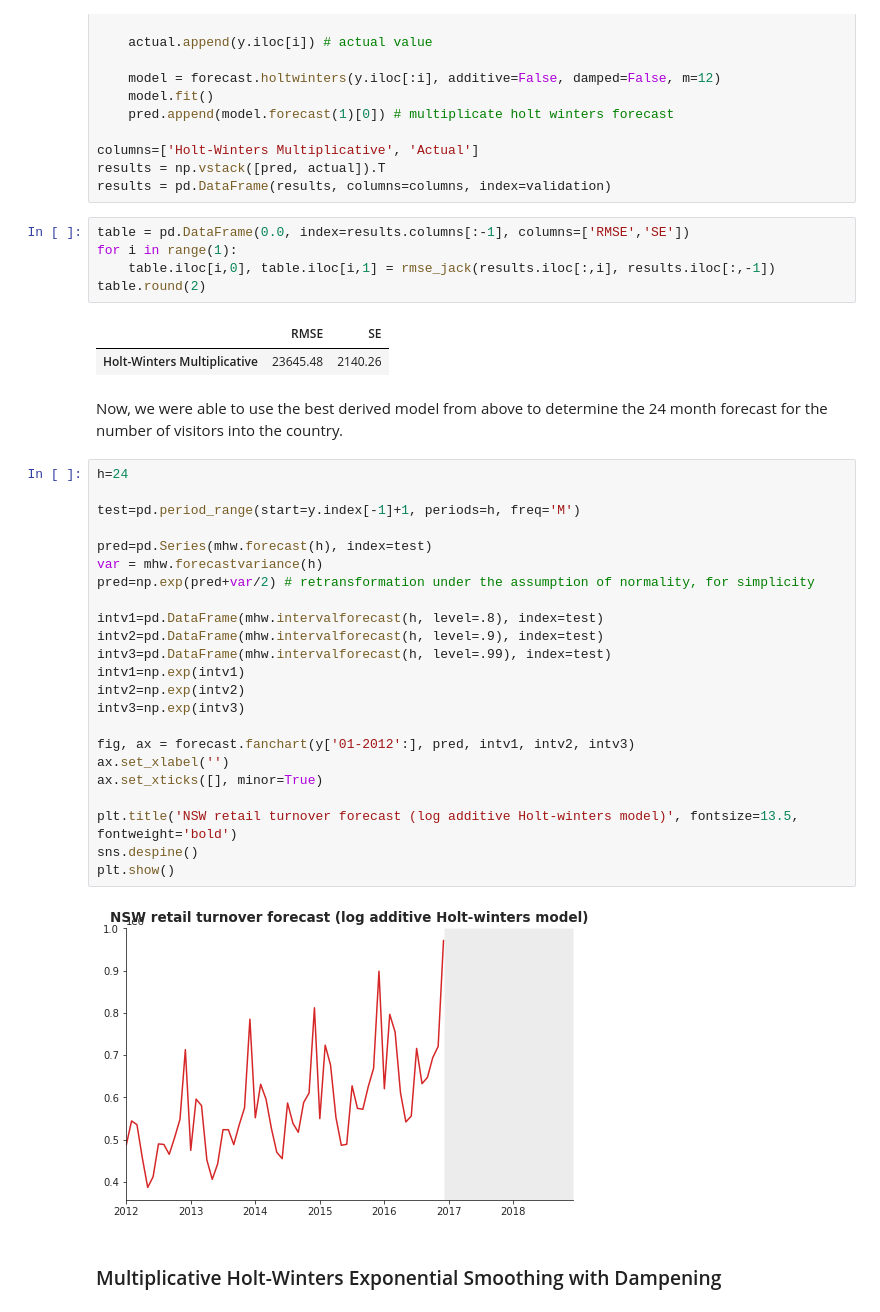
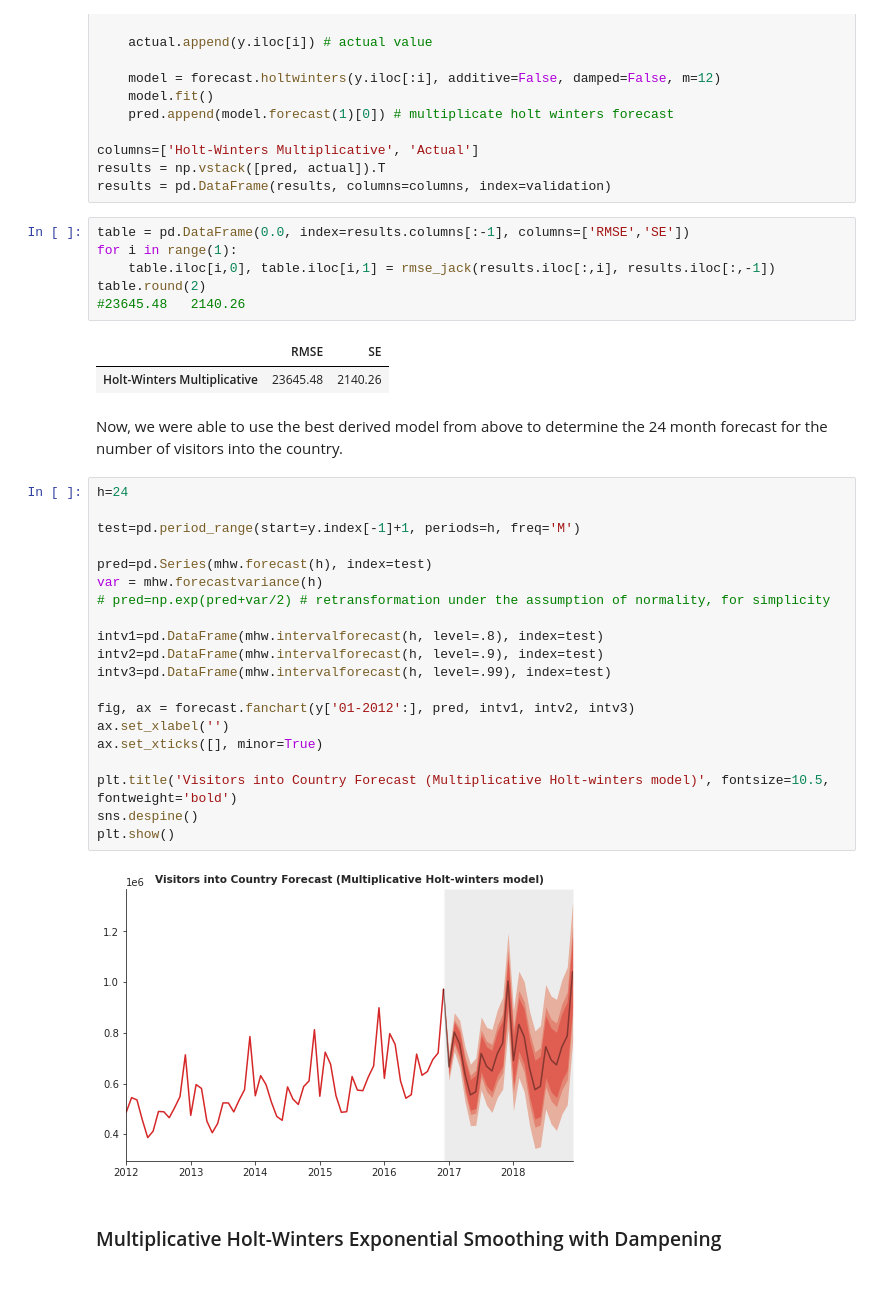
Before and after one commit to Anoshawott/Predictive-Analytics, a Jupyter notebook: Predictive-Analytics-Additional-Features.ipynb, the cells around one changed output. Cells and saved outputs as stored; diff of their text form; blank space fills up the shorter version.

Commit message:
Updated Forecasts

```diff
--- a/Predictive-Analytics-Additional-Features.ipynb
+++ b/Predictive-Analytics-Additional-Features.ipynb
@@ -983,6 +983,7 @@ table = pd.DataFrame(0.0, index=results.columns[:-1], columns=['RMSE','SE'])
 for i in range(1):
     table.iloc[i,0], table.iloc[i,1] = rmse_jack(results.iloc[:,i], results.iloc[:,-1])
 table.round(2)
+#23645.48	2140.26
 # %% [output]
 |  | RMSE | SE |
 | Holt-Winters Multiplicative | 23645.48 | 2140.26 |
@@ -991,28 +992,25 @@ Now, we were able to use the best derived model from above to determine the 24 m
 # %%
 h=24
 
 test=pd.period_range(start=y.index[-1]+1, periods=h, freq='M')
 
 pred=pd.Series(mhw.forecast(h), index=test)
 var = mhw.forecastvariance(h)
-pred=np.exp(pred+var/2) # retransformation under the assumption of normality, for simplicity
+# pred=np.exp(pred+var/2) # retransformation under the assumption of normality, for simplicity
 
 intv1=pd.DataFrame(mhw.intervalforecast(h, level=.8), index=test)
 intv2=pd.DataFrame(mhw.intervalforecast(h, level=.9), index=test)
 intv3=pd.DataFrame(mhw.intervalforecast(h, level=.99), index=test)
-intv1=np.exp(intv1)
-intv2=np.exp(intv2)
-intv3=np.exp(intv3)
 
 fig, ax = forecast.fanchart(y['01-2012':], pred, intv1, intv2, intv3)
 ax.set_xlabel('')
 ax.set_xticks([], minor=True)
 
-plt.title('NSW retail turnover forecast (log additive Holt-winters model)', fontsize=13.5, fontweight='bold')
+plt.title('Visitors into Country Forecast (Multiplicative Holt-winters model)', fontsize=10.5, fontweight='bold')
 sns.despine()
 plt.show()
 # %% [output]
-[figure, old version]
+[figure, new version]
 # %% [markdown]
 ### Multiplicative Holt-Winters Exponential Smoothing with Dampening
 # %% [markdown]
```
Also changed, not shown: parts of 10 cells of this notebook.
